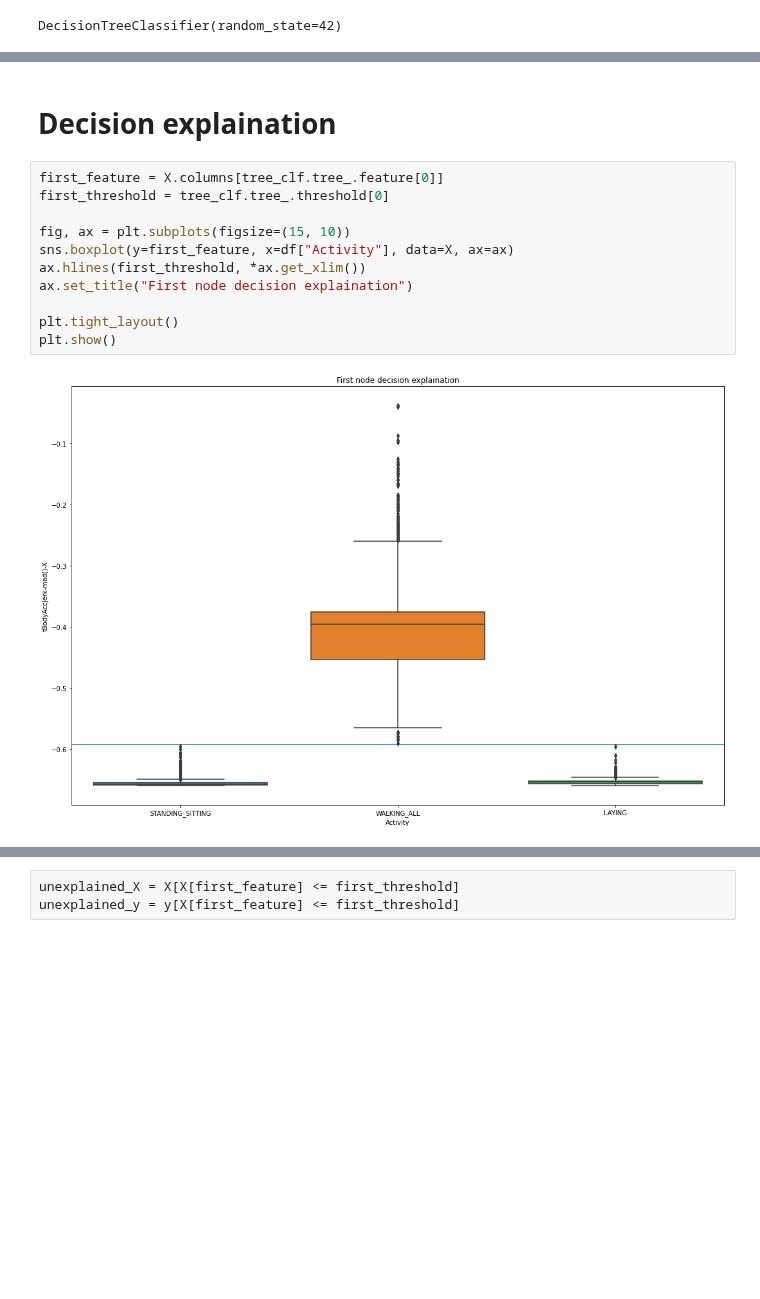
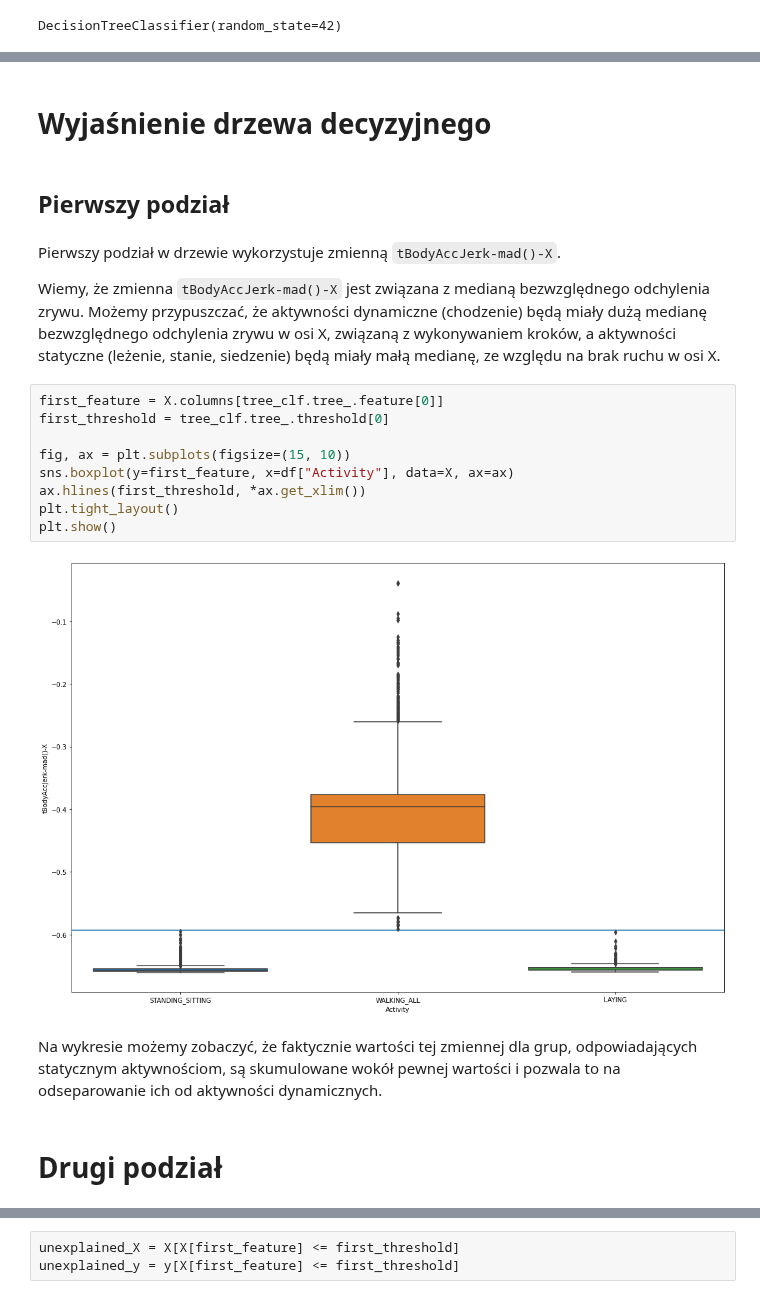
Before and after one commit to pfilo8/BHL-Hackathon-AI, a Jupyter notebook: Model-3CategoriesTree-model.ipynb, the cells around one changed output, grey strips where cells are left out. Saved outputs shown, nothing was run; the diff lists cells and outputs as text; blank space fills up the shorter version.

```diff
--- a/Model-3CategoriesTree-model.ipynb
+++ b/Model-3CategoriesTree-model.ipynb
@@ -101,18 +129,28 @@ graph.render("3categories_tree", directory=PATH, format="pdf")
 graph
 # %% [output]
 [drawing not drawn]
-# %% [markdown]
-# Decision explaination
+# %% [markdown]
+# Wyjaśnienie drzewa decyzyjnego
+# %% [markdown]
+## Pierwszy podział
+# %% [markdown]
+Pierwszy podział w drzewie wykorzystuje zmienną `tBodyAccJerk-mad()-X`.
+
+Wiemy, że zmienna `tBodyAccJerk-mad()-X` jest związana z medianą bezwzględnego odchylenia zrywu.
+Możemy przypuszczać, że aktywności dynamiczne (chodzenie) będą miały dużą medianę bezwzględnego odchylenia
+zrywu w osi X, związaną z wykonywaniem kroków, a aktywności statyczne (leżenie, stanie, siedzenie) będą miały małą medianę, ze względu na brak ruchu w osi X.
 # %%
 first_feature = X.columns[tree_clf.tree_.feature[0]]
 first_threshold = tree_clf.tree_.threshold[0]
 
 fig, ax = plt.subplots(figsize=(15, 10))
 sns.boxplot(y=first_feature, x=df["Activity"], data=X, ax=ax)
 ax.hlines(first_threshold, *ax.get_xlim())
-ax.set_title("First node decision explaination")
-
 plt.tight_layout()
 plt.show()
 # %% [output]
-[figure, old version]
+[figure, new version]
+# %% [markdown]
+Na wykresie możemy zobaczyć, że faktycznie wartości tej zmiennej dla grup, odpowiadających statycznym aktywnościom, są skumulowane wokół pewnej wartości i pozwala to na odseparowanie ich od aktywności dynamicznych.
+# %% [markdown]
+# Drugi podział
```
Also changed, not shown: parts of 18 cells of this notebook.
